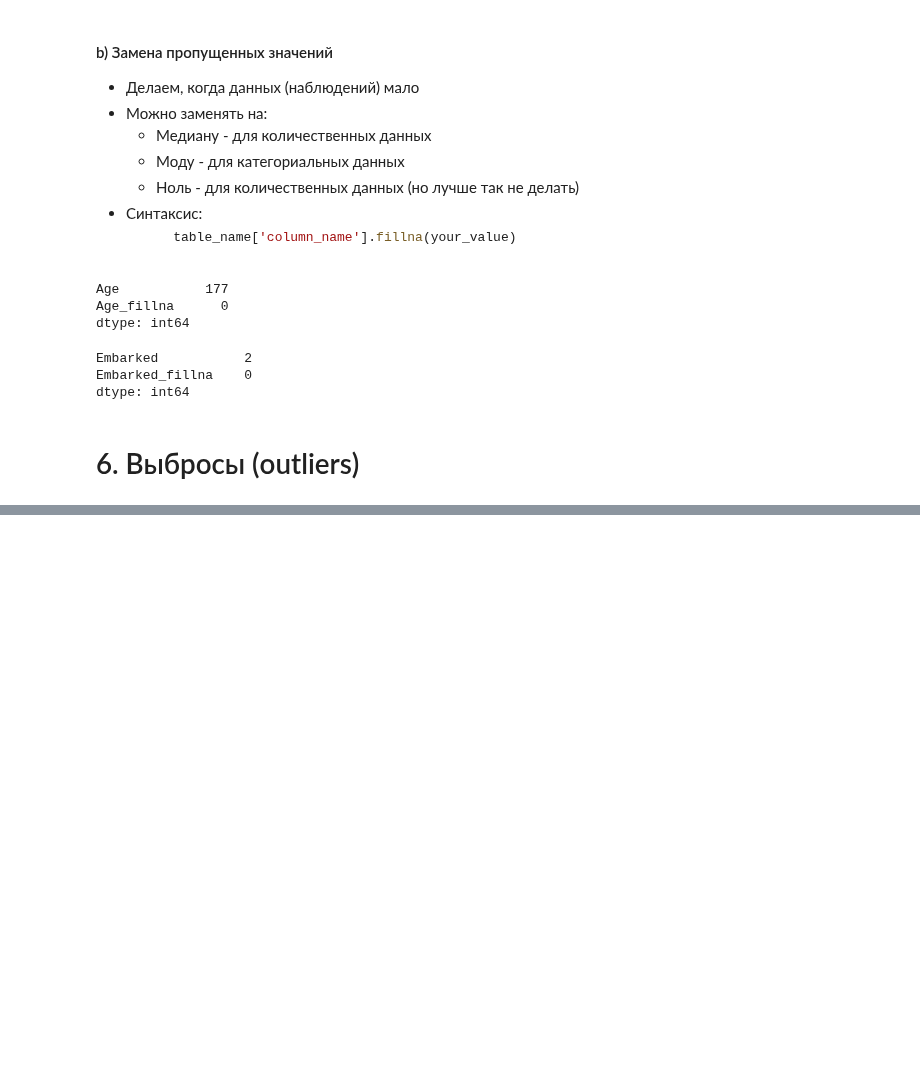
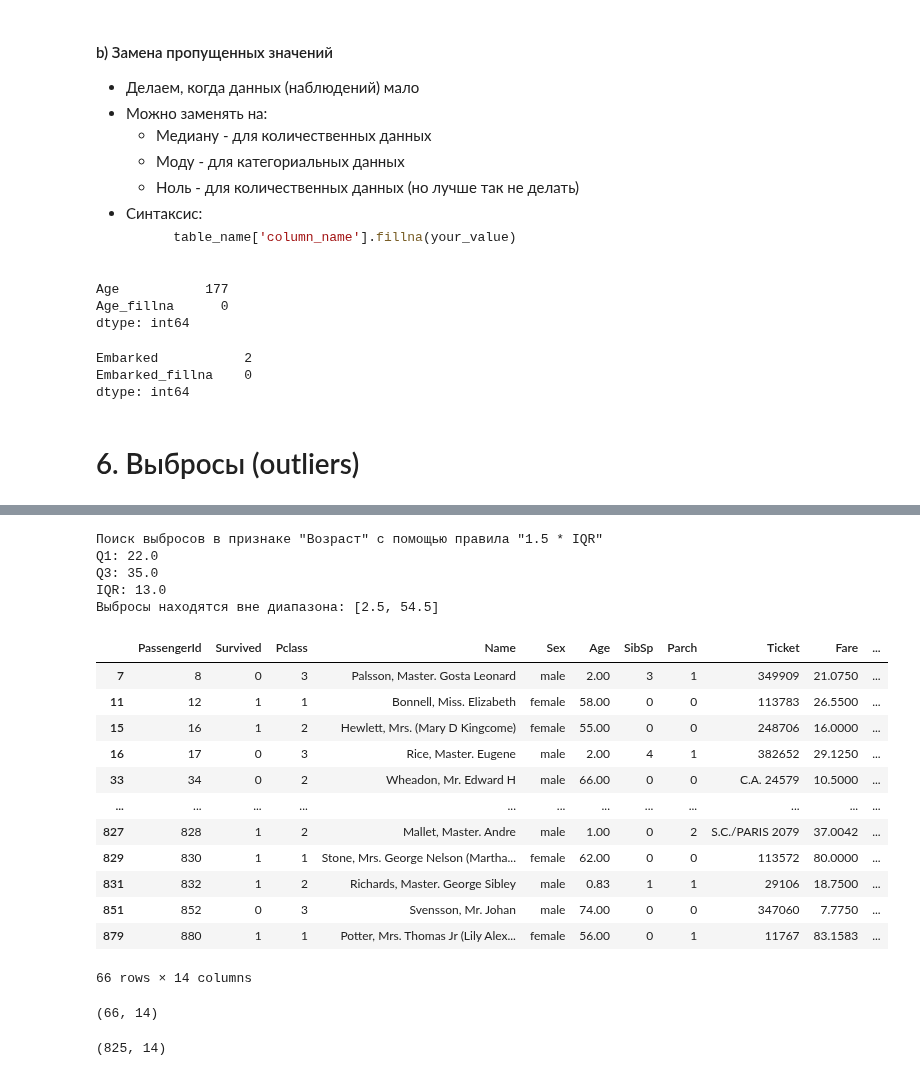
Before and after one commit to ksumarshmallow/Data-Analysis-Media-24, a Jupyter notebook: Seminars/Sem5/Sem5.ipynb, the cells around one changed output, grey strips where cells are left out. Saved outputs shown, nothing was run; the diff lists cells and outputs as text; code cells hidden in the pictures; blank space fills up the shorter version.

```diff
--- a/Seminars/Sem5/Sem5.ipynb
+++ b/Seminars/Sem5/Sem5.ipynb
@@ -588,0 +598,52 @@ dtype: int64
+# %%
+print('Поиск выбросов в признаке "Возраст" с помощью правила "1.5 * IQR"')
+# Находим первый и третий квартили
+Q1 = df['Age_fillna'].quantile(0.25)
+Q3 = df['Age_fillna'].quantile(0.75)
+
+print(f'Q1: {Q1}')
+print(f'Q3: {Q3}')
+
+# Вычисляем интерквартильный размах
+IQR = Q3 - Q1
+print(f'IQR: {IQR}')
+
+# Определяем нижнюю и верхнюю границы, за пределами которых находятся выбросы
+lower_bound = Q1 - 1.5 * IQR
+upper_bound = Q3 + 1.5 * IQR
+print(f'Выбросы находятся вне диапазона: [{lower_bound.round(2)}, {upper_bound.round(2)}]')
+# %% [output]
+Поиск выбросов в признаке "Возраст" с помощью правила "1.5 * IQR"
+Q1: 22.0
+Q3: 35.0
+IQR: 13.0
+Выбросы находятся вне диапазона: [2.5, 54.5]
+# %%
+# Фильтрация: смотрим на наблюдения, соответствующие выбросам по признаку Age
+df[(df['Age_fillna'] < lower_bound) | (df['Age_fillna'] > upper_bound)]
+# %% [output]
+|  | PassengerId | Survived | Pclass | Name | Sex | Age | SibSp | Parch | Ticket | Fare | ... |
+| 7 | 8 | 0 | 3 | Palsson, Master. Gosta Leonard | male | 2.00 | 3 | 1 | 349909 | 21.0750 | ... |
+| 11 | 12 | 1 | 1 | Bonnell, Miss. Elizabeth | female | 58.00 | 0 | 0 | 113783 | 26.5500 | ... |
+| 15 | 16 | 1 | 2 | Hewlett, Mrs. (Mary D Kingcome) | female | 55.00 | 0 | 0 | 248706 | 16.0000 | ... |
+| 16 | 17 | 0 | 3 | Rice, Master. Eugene | male | 2.00 | 4 | 1 | 382652 | 29.1250 | ... |
+| 33 | 34 | 0 | 2 | Wheadon, Mr. Edward H | male | 66.00 | 0 | 0 | C.A. 24579 | 10.5000 | ... |
+| ... | ... | ... | ... | ... | ... | ... | ... | ... | ... | ... | ... |
+| 827 | 828 | 1 | 2 | Mallet, Master. Andre | male | 1.00 | 0 | 2 | S.C./PARIS 2079 | 37.0042 | ... |
+| 829 | 830 | 1 | 1 | Stone, Mrs. George Nelson (Martha... | female | 62.00 | 0 | 0 | 113572 | 80.0000 | ... |
+| 831 | 832 | 1 | 2 | Richards, Master. George Sibley | male | 0.83 | 1 | 1 | 29106 | 18.7500 | ... |
+| 851 | 852 | 0 | 3 | Svensson, Mr. Johan | male | 74.00 | 0 | 0 | 347060 | 7.7750 | ... |
+| 879 | 880 | 1 | 1 | Potter, Mrs. Thomas Jr (Lily Alex... | female | 56.00 | 0 | 1 | 11767 | 83.1583 | ... |
+66 rows × 14 columns
+# %%
+# Можем сохранить выбросы в отдельную переменную (мало ли понадобятся!)
+outliers_IQR = df[(df['Age_fillna'] < lower_bound) | (df['Age_fillna'] > upper_bound)]
+outliers_IQR.shape
+# %% [output]
+(66, 14)
+# %%
+# Фильтрация: удаляем выбросы, сохраняя таблицу в отдельную переменную
+df_without_iqr_outliers = df[(df['Age_fillna'] > lower_bound) & (df['Age_fillna'] < upper_bound)]
+df_without_iqr_outliers.shape
+# %% [output]
+(825, 14)
```
Also changed, not shown: parts of 25 cells of this notebook.
